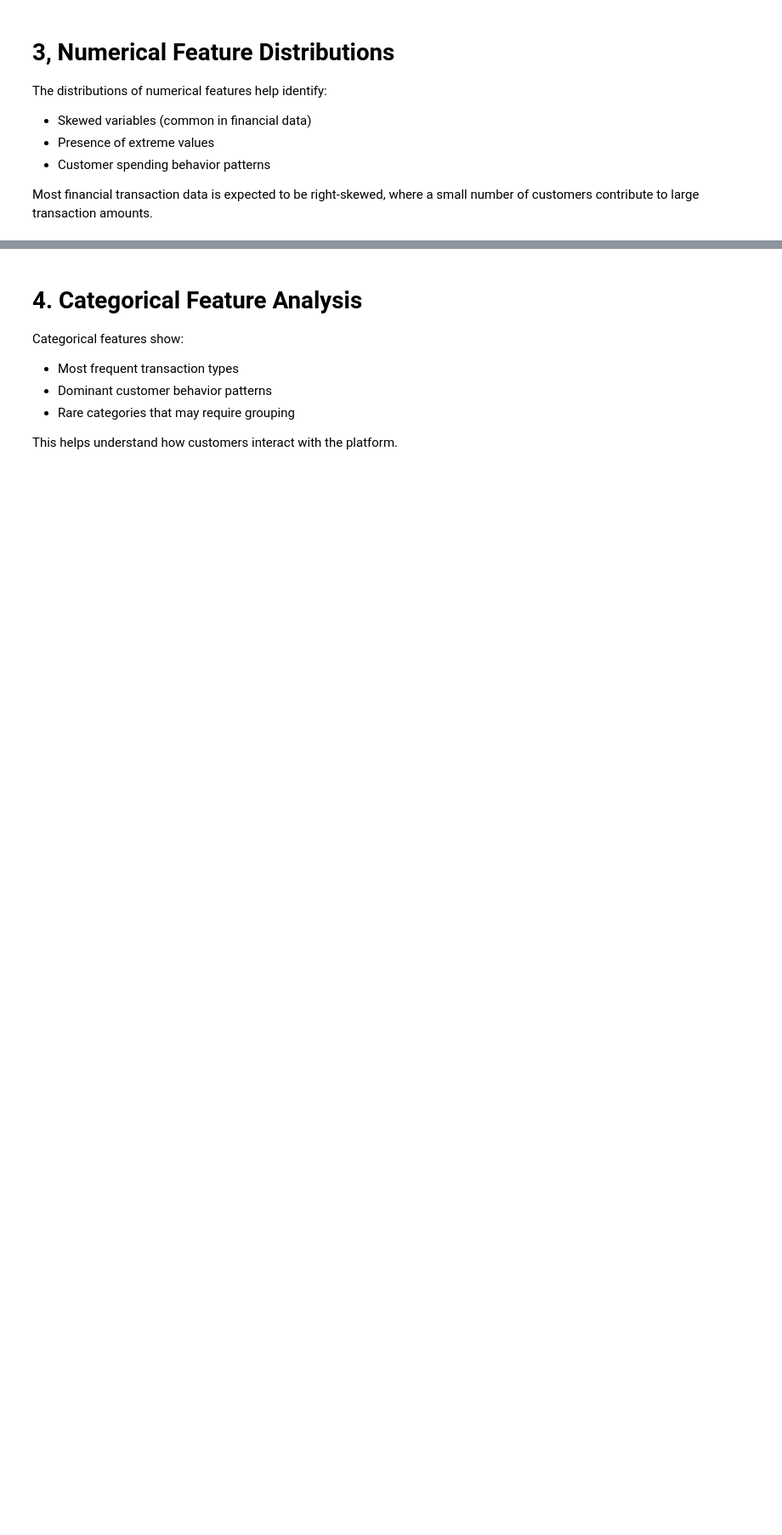
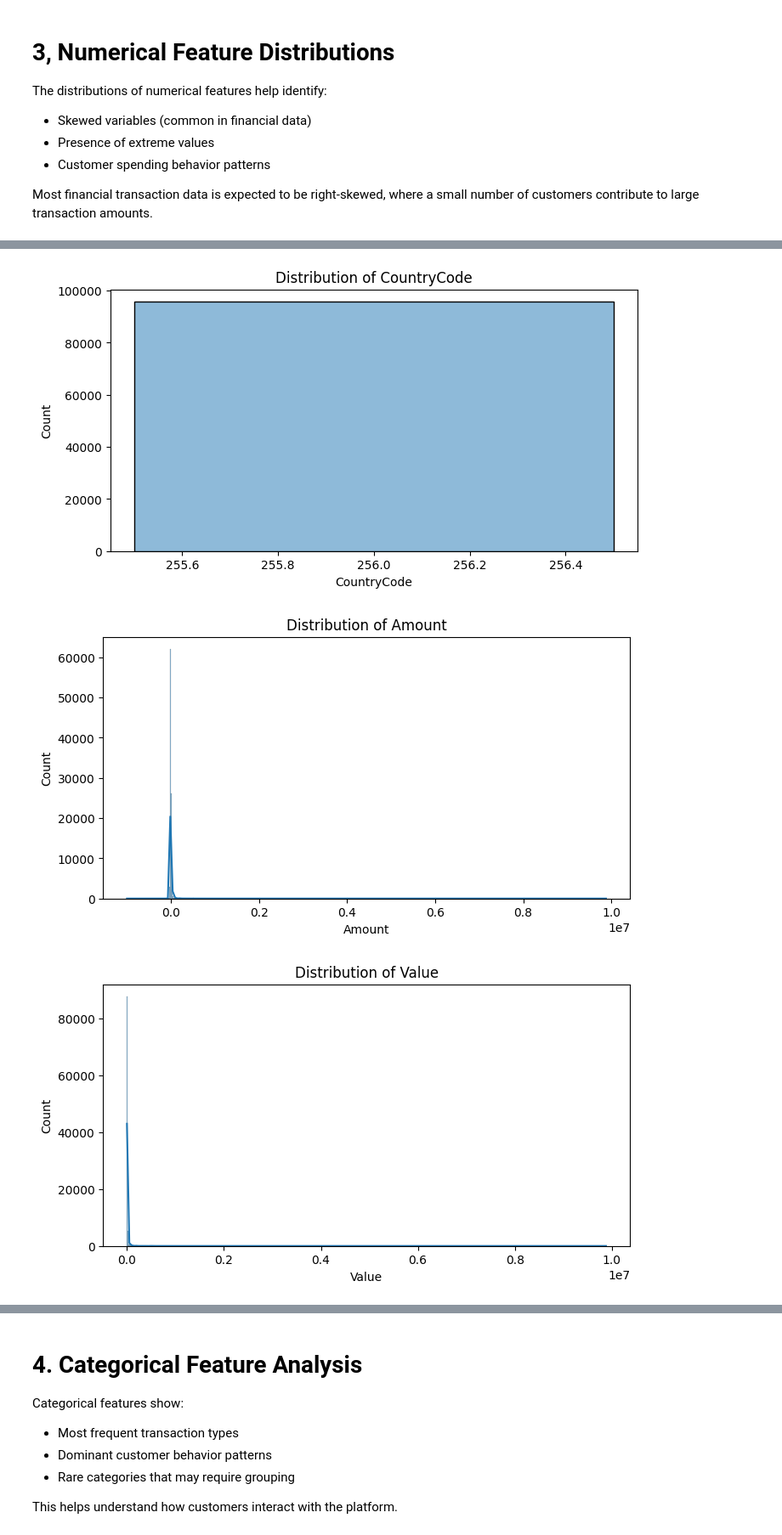
Before and after one commit to RahemetGisho/credit-risk-model, a Jupyter notebook: notebooks/eda.ipynb, the cells around one changed output, grey strips where cells are left out. Shown at 85% size. Cells and saved outputs as stored; diff of their text form; code cells hidden in the pictures; blank space fills up the shorter version.

```diff
--- a/notebooks/eda.ipynb
+++ b/notebooks/eda.ipynb
@@ -83,10 +100,22 @@ The distributions of numerical features help identify:
 
 Most financial transaction data is expected to be right-skewed, where a small number of customers contribute to large transaction amounts.
 # %%
-num_cols = df.select_dtypes(include=np.number).columns
+def plot_numerical_distributions(df):
 
-for col in num_cols:
-    plt.figure(figsize=(6,4))
-    sns.histplot(df[col], bins=50, kde=True)
-    plt.title(f"Distribution of {col}")
-    plt.show()
+    numerical_cols = get_numerical_columns(df)
+
+    for col in numerical_cols:
+
+        plt.figure(figsize=(8,4))
+
+        sns.histplot(
+            data=df,
+            x=col,
+            kde=True
+        )
+
+        plt.title(
+            f"Distribution of {col}"
+        )
+
+        plt.show()
@@ -98,0 +122,6 @@ for col in num_cols:
+# %%
+plot_numerical_distributions(df)
+# %% [output]
+[figure, added]
+[figure, added]
+[figure, added]
```
Also changed, not shown: parts of 11 cells of this notebook.
